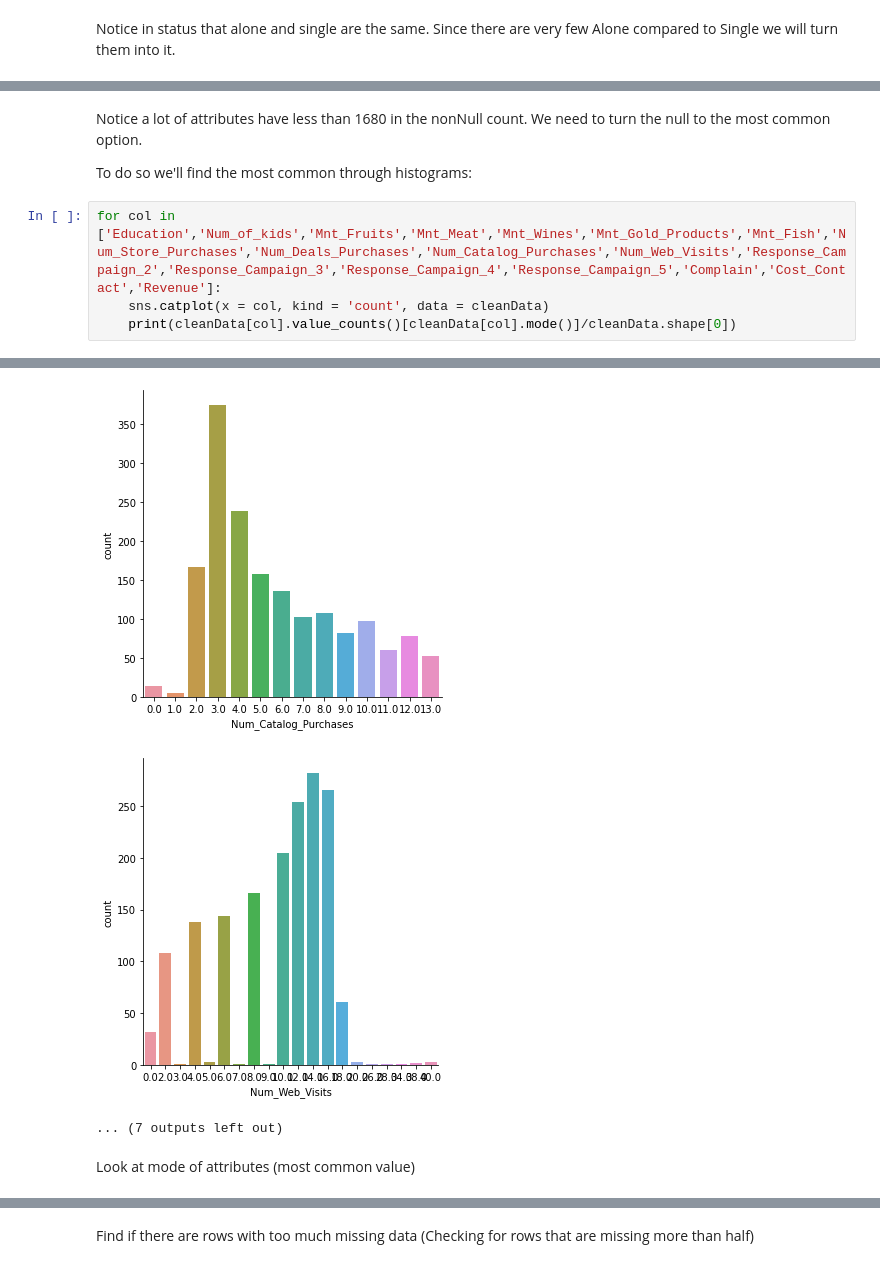
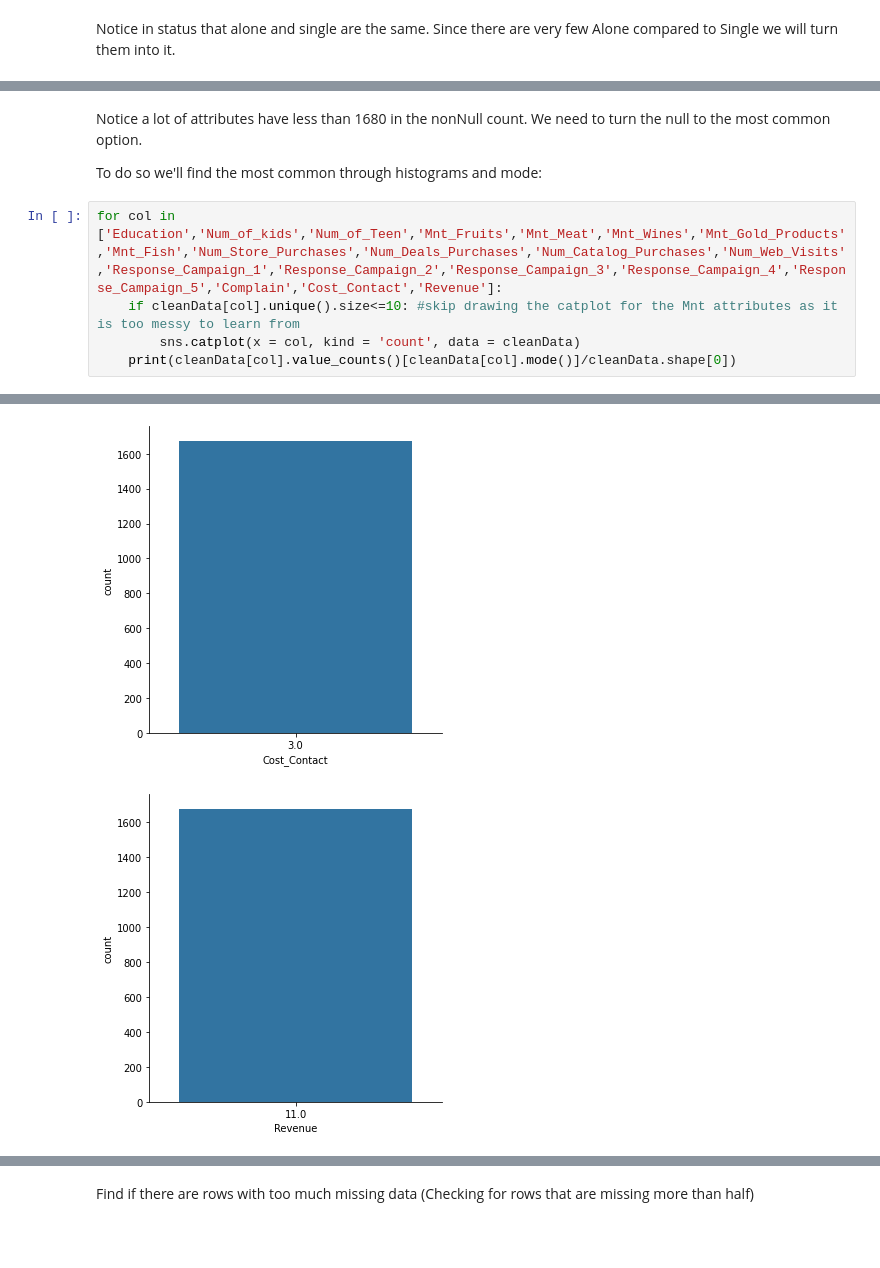
Before and after one commit to parzival0152/datamine, a Jupyter notebook: main.ipynb, the cells around one changed output, grey strips where cells are left out. Cells and saved outputs as stored; diff of their text form; blank space fills up the shorter version.

Commit message:
more cleaning done only 7 attributes left

```diff
--- a/main.ipynb
+++ b/main.ipynb
@@ -301,10 +305,11 @@ memory usage: 380.8+ KB
 # %% [markdown]
 Notice a lot of attributes have less than 1680 in the nonNull count. We need to turn the null to the most common option.
 
-To do so we'll find the most common through histograms:
+To do so we'll find the most common through histograms and mode:
 # %%
-for col in ['Education','Num_of_kids','Mnt_Fruits','Mnt_Meat','Mnt_Wines','Mnt_Gold_Products','Mnt_Fish','Num_Store_Purchases','Num_Deals_Purchases','Num_Catalog_Purchases','Num_Web_Visits','Response_Campaign_2','Response_Campaign_3','Response_Campaign_4','Response_Campaign_5','Complain','Cost_Contact','Revenue']:
-    sns.catplot(x = col, kind = 'count', data = cleanData)
+for col in ['Education','Num_of_kids','Num_of_Teen','Mnt_Fruits','Mnt_Meat','Mnt_Wines','Mnt_Gold_Products','Mnt_Fish','Num_Store_Purchases','Num_Deals_Purchases','Num_Catalog_Purchases','Num_Web_Visits','Response_Campaign_1','Response_Campaign_2','Response_Campaign_3','Response_Campaign_4','Response_Campaign_5','Complain','Cost_Contact','Revenue']:
+    if cleanData[col].unique().size<=10: #skip drawing the catplot for the Mnt attributes as it is too messy to learn from
+        sns.catplot(x = col, kind = 'count', data = cleanData)
     print(cleanData[col].value_counts()[cleanData[col].mode()]/cleanData.shape[0])
 # %% [output]
 Graduation    0.494048
@@ -336,5 +341,2 @@ Name: Revenue, dtype: float64
-[figure, old version]
+[figure, new version]
-[figure, old version]
+[figure, new version]
-... (7 outputs left out)
-# %% [markdown]
-Look at mode of attributes (most common value)
```
Also changed, not shown: parts of 21 cells of this notebook.
